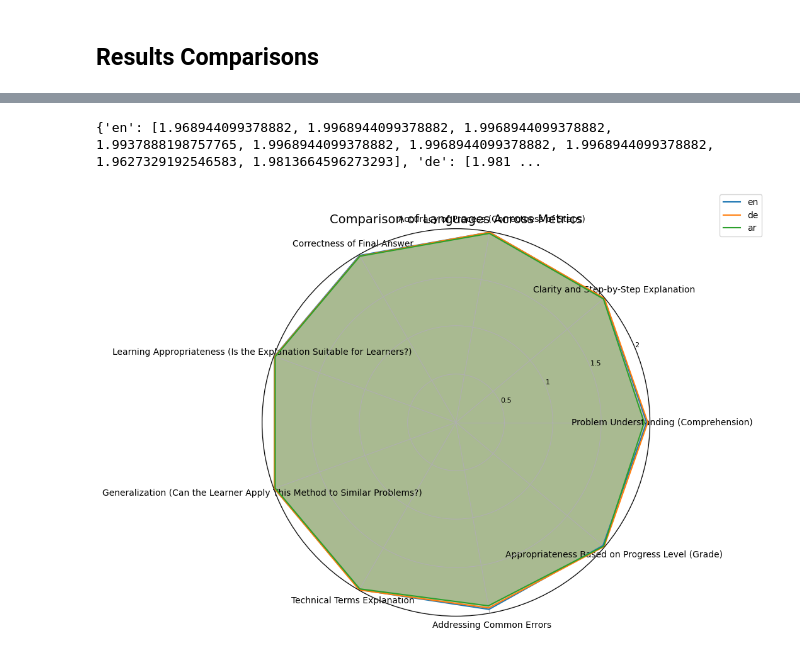
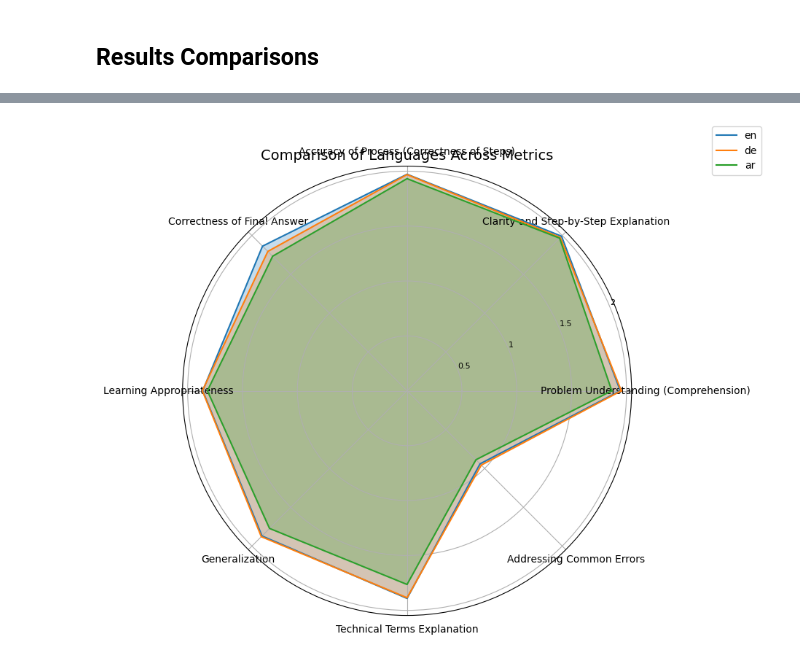
Before and after one commit to iug-htw/solution_evaluator, a Jupyter notebook: test_and_eval_pipeline.ipynb, the cells around one changed output, grey strips where cells are left out. Drawn from its saved outputs; the diff is of its cells as text; code cells hidden in the pictures.

Commit message:
test results [07.02]

```diff
--- a/test_and_eval_pipeline.ipynb
+++ b/test_and_eval_pipeline.ipynb
@@ -391,45 +385,44 @@ highest_averages = pd.read_csv('highest_averages.csv')
 # %%
 import matplotlib.pyplot as plt
 import numpy as np
 
-# Read data from CSV
-file_path = "comparison_results.csv"
-values = {}
-languages = []
-metrics = []
-
-with open(file_path, 'r', encoding='utf-8') as csvfile:
-    reader = csv.reader(csvfile)
-    header = next(reader)  # Read the header row
-    metrics = header[1:]  # Metrics are all columns except the first (language names)
-    for row in reader:
-        language = row[0]
-        scores = list(map(float, row[1:]))
-        values[language] = scores
-        languages.append(language)
-
-print(values, metrics)
+# Data
+languages = ['en', 'de', 'ar']
+metrics = [
+    "Problem Understanding (Comprehension)",
+    "Clarity and Step-by-Step Explanation",
+    "Accuracy of Process (Correctness of Steps)",
+    "Correctness of Final Answer",
+    "Learning Appropriateness",
+    "Generalization",
+    "Technical Terms Explanation",
+    "Addressing Common Errors",
+]
+values = {
+    "en": [1.944, 1.991, 1.972, 1.863, 1.863, 1.870, 1.891, 0.941],
+    "de": [1.953, 1.975, 1.969, 1.795, 1.866, 1.879, 1.885, 0.957],
+    "ar": [1.866, 1.966, 1.932, 1.733, 1.820, 1.773, 1.764, 0.888],
+}
 
 # Radar chart setup
 angles = np.linspace(0, 2 * np.pi, len(metrics), endpoint=False).tolist()
 angles += angles[:1]  # Close the circle
 
 fig, ax = plt.subplots(figsize=(8, 8), subplot_kw=dict(polar=True))
 for lang in languages:
     data = values[lang] + values[lang][:1]  # Close the circle
     ax.plot(angles, data, label=lang)
     ax.fill(angles, data, alpha=0.25)
 
 ax.set_xticks(angles[:-1])
 ax.set_xticklabels(metrics, fontsize=10)
 ax.set_yticks([0.5, 1, 1.5, 2])
 ax.set_yticklabels(['0.5', '1', '1.5', '2'], fontsize=8)
 ax.legend(loc='upper right', bbox_to_anchor=(1.3, 1.1))
 plt.title('Comparison of Languages Across Metrics', fontsize=14)
 plt.show()
 # %% [output]
-{'en': [1.968944099378882, 1.9968944099378882, 1.9968944099378882, 1.9937888198757765, 1.9968944099378882, 1.9968944099378882, 1.9968944099378882, 1.9627329192546583, 1.9813664596273293], 'de': [1.981 ...
-[figure, old version]
+[figure, new version]
 # %%
 import pandas as pd
 import seaborn as sns
```
Also changed, not shown: parts of 19 cells of this notebook, 16 other files.
